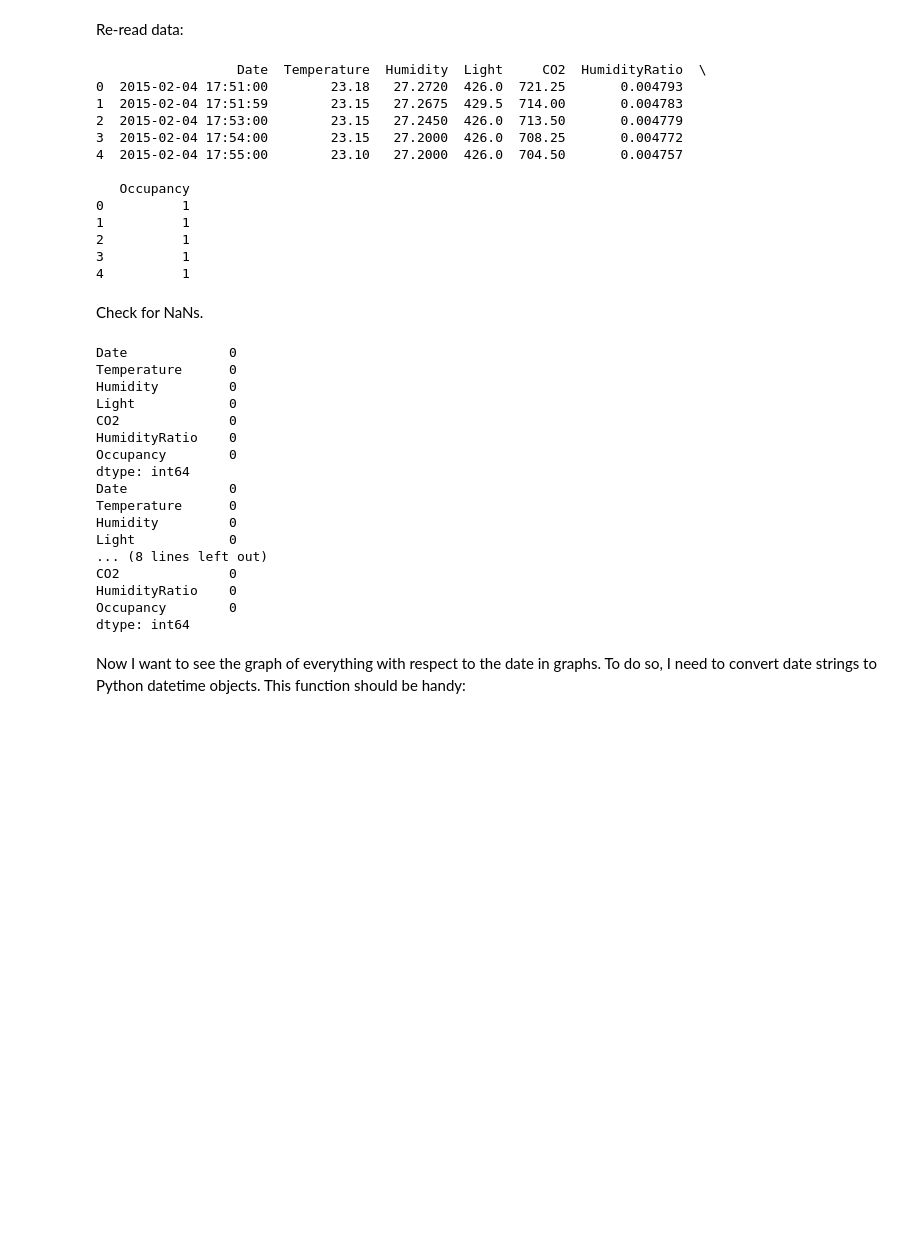
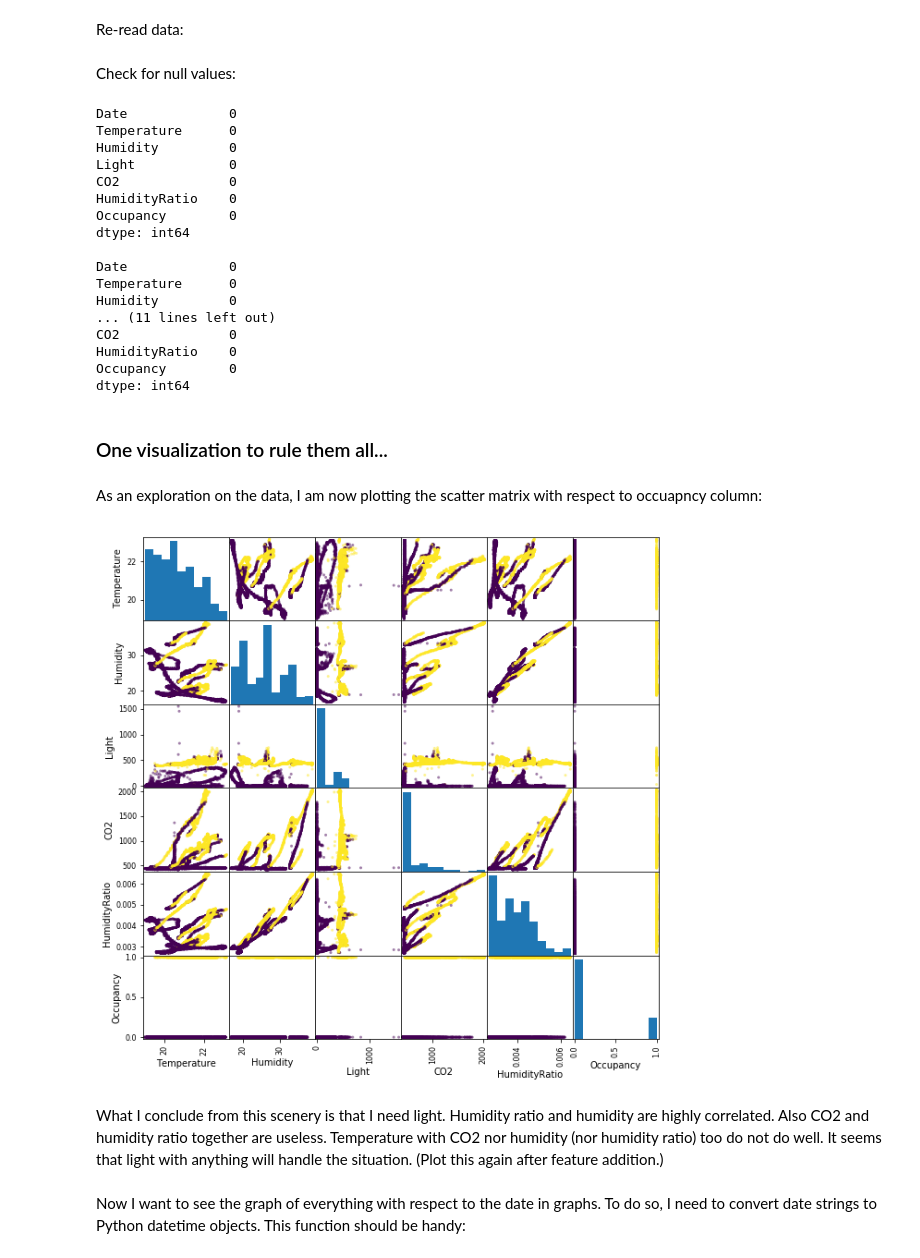
Before and after one commit to armut/Occupancy-Detection, a Jupyter notebook: A Scandal In the Office.ipynb, the cells around one changed output. Drawn from its saved outputs; the diff is of its cells as text; code cells hidden in the pictures; blank space fills up the shorter version.

```diff
--- a/A Scandal In the Office.ipynb
+++ b/A Scandal In the Office.ipynb
@@ -147,30 +150,17 @@ Re-read data:
 train = pd.read_csv('train.csv')
 test1 = pd.read_csv('test1.csv')
 test2 = pd.read_csv('test2.csv')
-
-print(train.head())
-# %% [output]
-                  Date  Temperature  Humidity  Light     CO2  HumidityRatio  \
-0  2015-02-04 17:51:00        23.18   27.2720  426.0  721.25       0.004793
-1  2015-02-04 17:51:59        23.15   27.2675  429.5  714.00       0.004783
-2  2015-02-04 17:53:00        23.15   27.2450  426.0  713.50       0.004779
-3  2015-02-04 17:54:00        23.15   27.2000  426.0  708.25       0.004772
-4  2015-02-04 17:55:00        23.10   27.2000  426.0  704.50       0.004757
-
-   Occupancy
-0          1
-1          1
-2          1
-3          1
-4          1
 # %% [markdown]
-Check for NaNs.
+Check for null values:
 # %%
 # Check NaNs for train:
 print(train.isnull().sum())
+print()
 # Check NaNs for test1:
 print(test1.isnull().sum())
+print()
 # Check NaNs for test2:
+print()
 print(test2.isnull().sum())
 # %% [output]
 Date             0
@@ -181,15 +171,26 @@ CO2              0
 HumidityRatio    0
 Occupancy        0
 dtype: int64
+
 Date             0
 Temperature      0
 Humidity         0
-Light            0
-... (8 lines left out)
+... (11 lines left out)
 CO2              0
 HumidityRatio    0
 Occupancy        0
 dtype: int64
+# %% [markdown]
+### One visualization to rule them all...
+# %% [markdown]
+As an exploration on the data, I am now plotting the scatter matrix with respect to occuapncy column:
+# %%
+pd.plotting.scatter_matrix(train, c=train['Occupancy'], figsize=[10, 10])
+plt.show()
+# %% [output]
+[figure, added]
+# %% [markdown]
+What I conclude from this scenery is that I need light. Humidity ratio and humidity are highly correlated. Also CO2 and humidity ratio together are useless. Temperature with CO2 nor humidity (nor humidity ratio) too do not do well. It seems that light with anything will handle the situation. (Plot this again after feature addition.)
 # %% [markdown]
 Now I want to see the graph of everything with respect to the date in graphs. To do so, I need to convert date strings to Python datetime objects. This function should be handy:
 # %%
```
Also changed, not shown: parts of 47 cells of this notebook, 1 other file.
